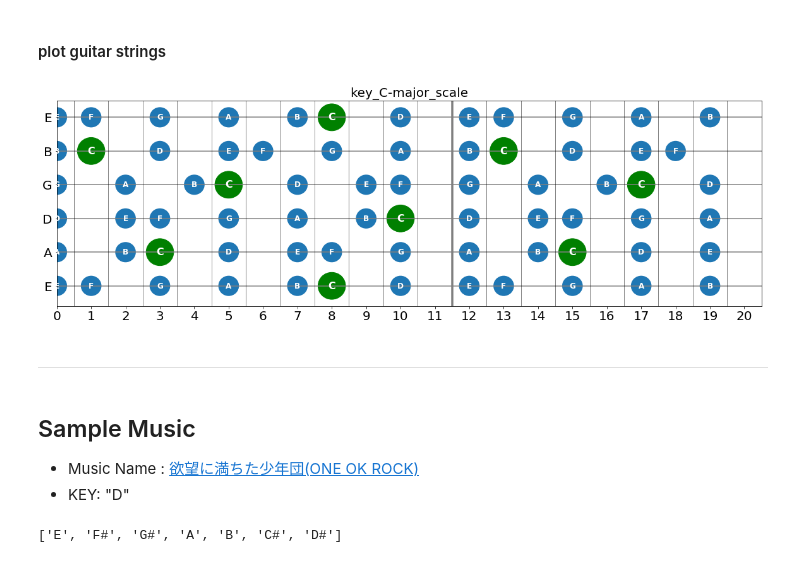
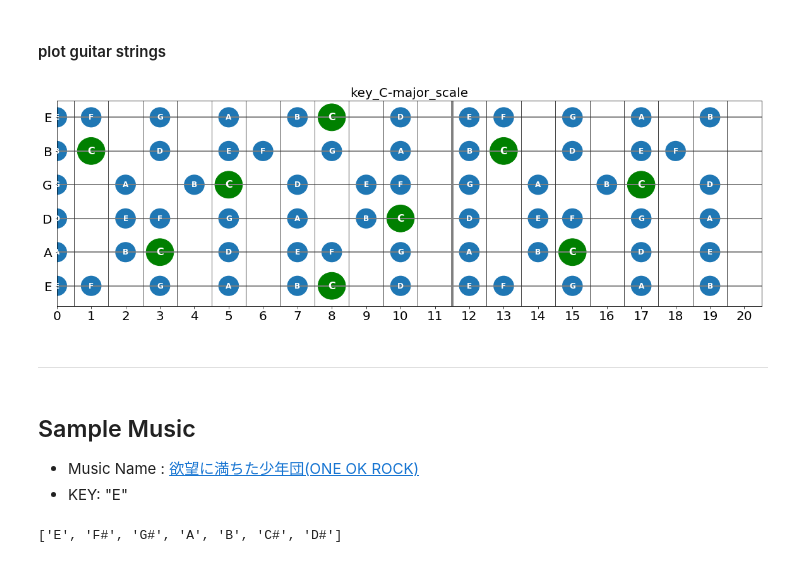
Before and after one commit to iwasakishuto/PyGuitar, a Jupyter notebook: examples.ipynb, the cells around one changed output. Saved outputs shown, nothing was run; the diff lists cells and outputs as text; code cells hidden in the pictures.

```diff
--- a/examples.ipynb
+++ b/examples.ipynb
@@ -13,16 +13,16 @@ fig, ax = guitar._plot_chord_layout()
 # %% [markdown]
 #### plot guitar strings
-# %%
-guitar.plot_strings()
-# %% [output]
-[figure, removed]
+# %%
+ax = guitar.plot_strings()
+# %% [output]
+[figure, added]
 # %% [markdown]
 ***
 # %% [markdown]
 ## Sample Music
 
 - Music Name : [欲望に満ちた少年団(ONE OK ROCK)](https://www.ufret.jp/song.php?data=5012)
-- KEY: "D"
+- KEY: "E"
 # %%
 from guitar import Guitar
 guitar = Guitar(key="E", scale="major")
```
Also changed, not shown: parts of 17 cells of this notebook.
